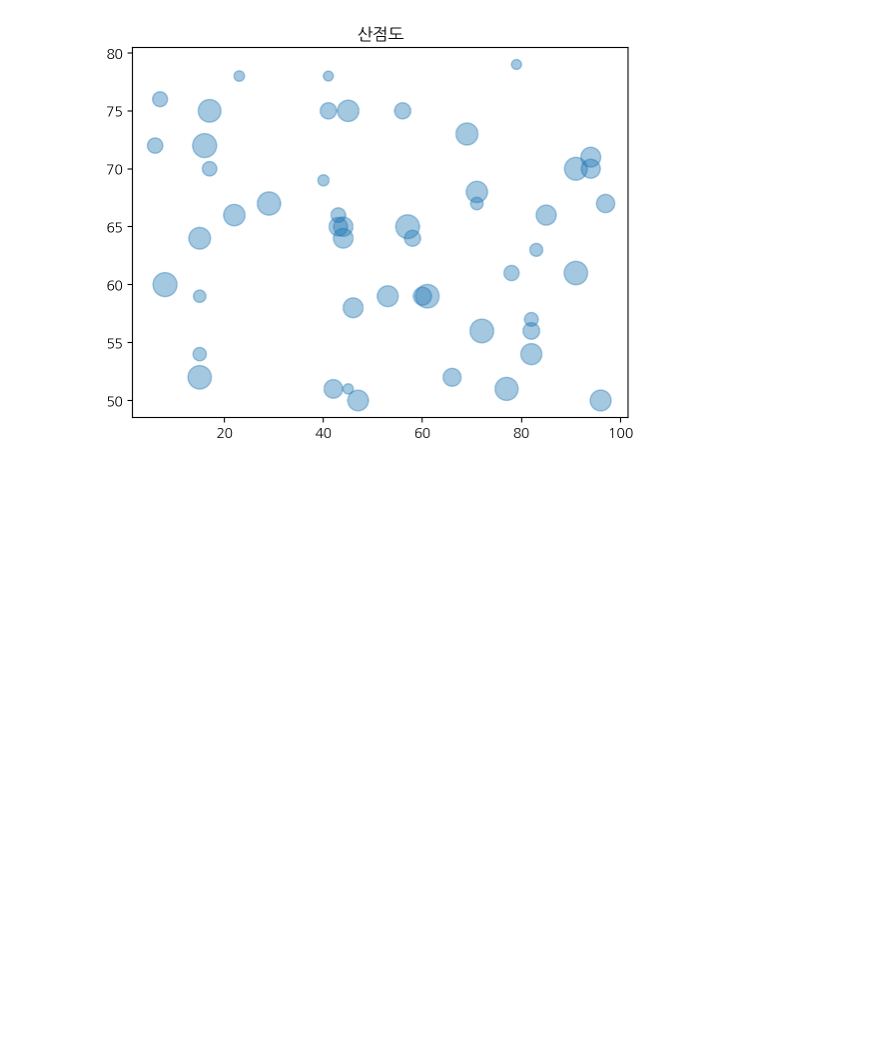
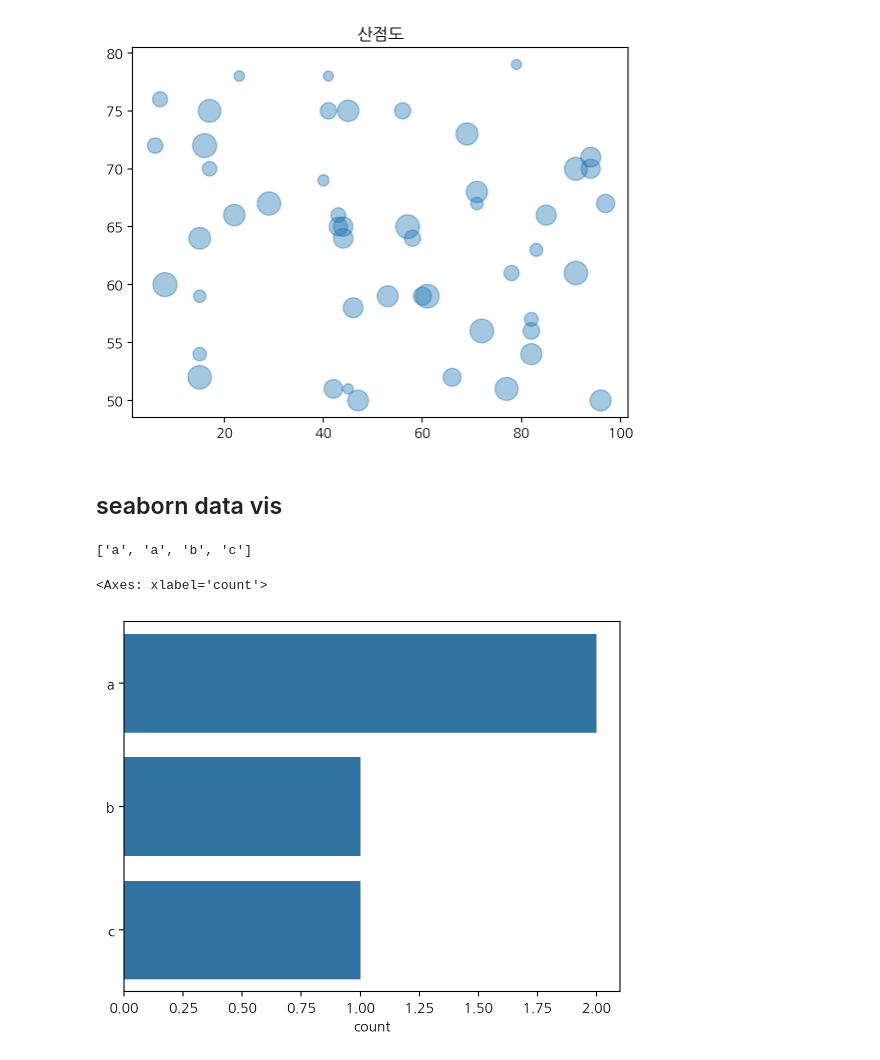
Before and after one commit to ghddusghk46/2024-1-my-BDA, a Jupyter notebook: inclass/01w_0311_mon_bigdata_basic.ipynb, the cells around one changed output. Cells and saved outputs as stored; diff of their text form; code cells hidden in the pictures; blank space fills up the shorter version.

```diff
--- a/inclass/01w_0311_mon_bigdata_basic.ipynb
+++ b/inclass/01w_0311_mon_bigdata_basic.ipynb
@@ -80,3 +80,5 @@ plt.scatter(x, y, s=s, alpha=.4)
 plt.title('산점도');
 # %% [output]
 [figure]
+# %% [markdown]
+## seaborn data vis
@@ -82,0 +87,10 @@ plt.title('산점도');
+# %%
+var = ['a', 'a', 'b', 'c']
+var
+# %% [output]
+['a', 'a', 'b', 'c']
+# %%
+sns.countplot(var)
+# %% [output]
+<Axes: xlabel='count'>
+[figure, added]
```
Also changed, not shown: parts of 4 cells of this notebook.
